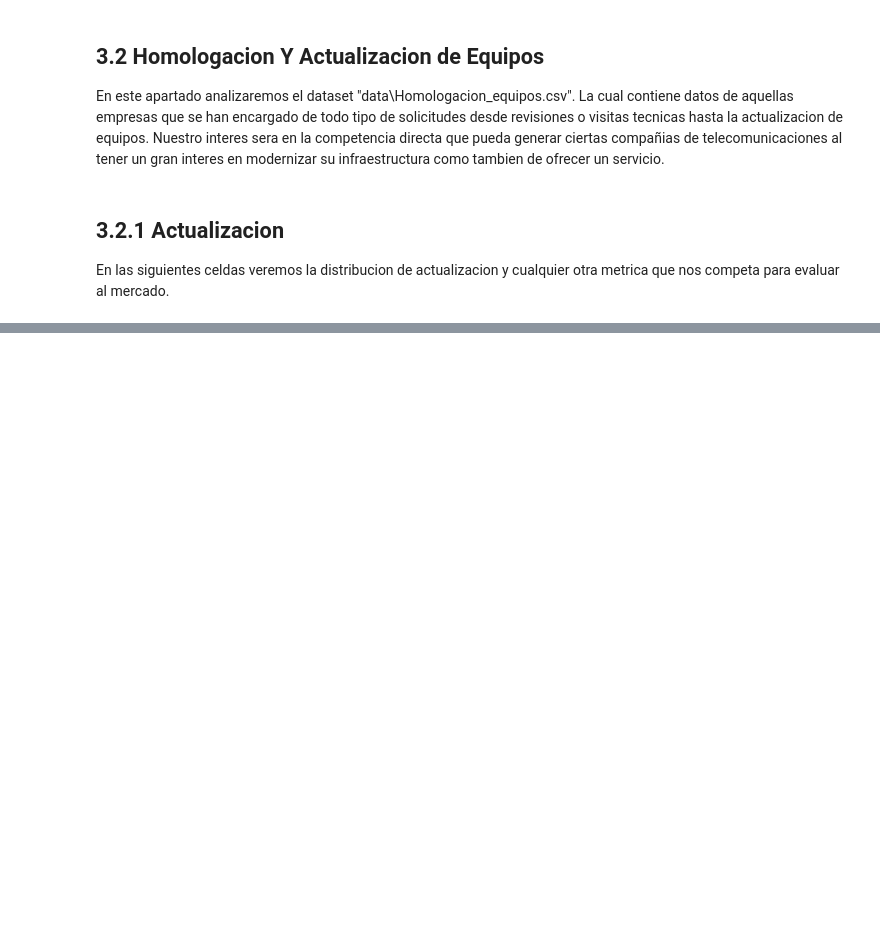
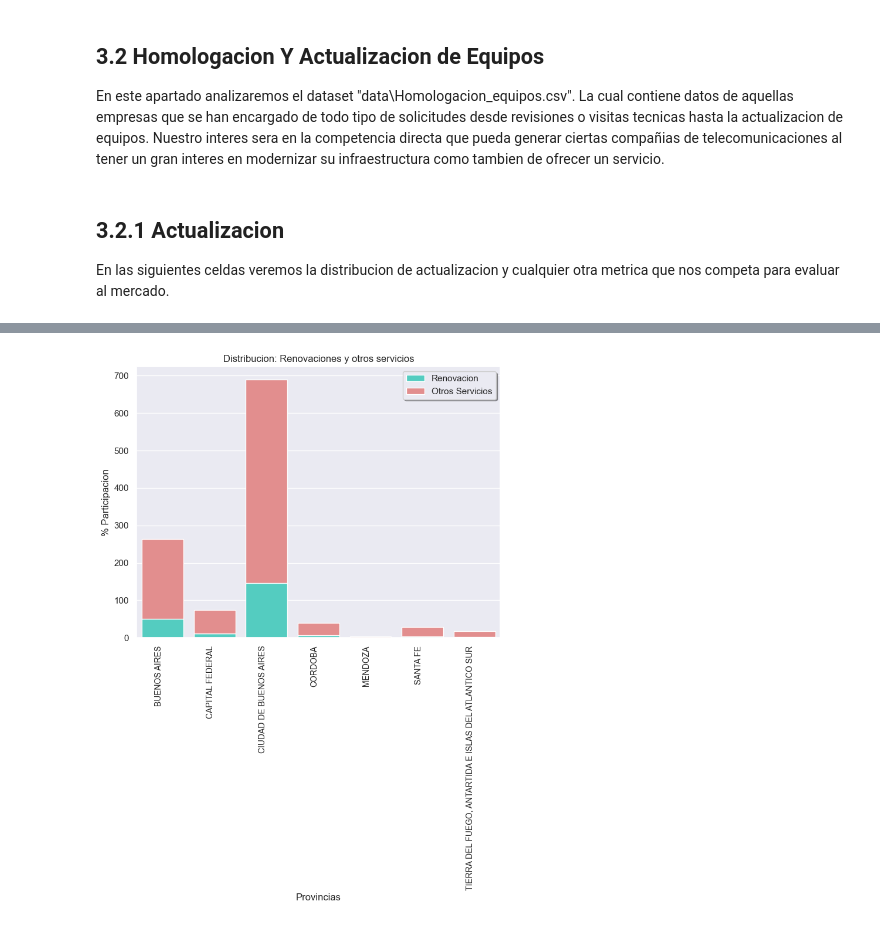
Before and after one commit to a1ternocles/Henry-Analytics, a Jupyter notebook: henry_analytics/eda_conectividades_tech.ipynb, the cells around one changed output, grey strips where cells are left out. Drawn from its saved outputs; the diff is of its cells as text; code cells hidden in the pictures; blank space fills up the shorter version.

```diff
--- a/henry_analytics/eda_conectividades_tech.ipynb
+++ b/henry_analytics/eda_conectividades_tech.ipynb
@@ -156,0 +148,33 @@ inter_mercado.head()
+# %%
+#Vamos a filtrar la data con las columnas que necesitamos
+inter_mercado.head()
+lista_col = ['Solicitante','Provincia','Tramite']
+inter_mercado_filtro = inter_mercado[lista_col]
+
+#Separamos los datasets donde se encuentre "Tramite" == "RENOVACION"
+provincia_renovacion = inter_mercado_filtro[inter_mercado_filtro["Tramite"].str.contains("RENOVACION")]
+provincia_renovacion = pd.DataFrame(provincia_renovacion[["Provincia","Tramite"]].groupby("Provincia").count()).reset_index()
+
+#Separamos los datasets donde se encuentre "Tramite" =! "RENOVACION"
+provincia_no_renovacion = inter_mercado_filtro[~inter_mercado_filtro["Tramite"].str.contains("RENOVACION")]
+provincia_no_renovacion = pd.DataFrame(provincia_no_renovacion[["Provincia","Tramite"]].groupby("Provincia").count()).reset_index()
+
+#Concatenamos los datasets
+#Tenemos nuestro dataset que nos muestra la cantidad de veces en que se solicita una homologacion o renovacion de equipos de internet
+
+provincia_concat = pd.merge(provincia_renovacion,provincia_no_renovacion,on = ["Provincia", "Provincia"], how= "inner")
+# %%
+#Haremos unos plots
+plt.figure(figsize=(8,6))
+
+sns.barplot(provincia_concat, x= "Provincia", y= "Tramite_x", label = "Renovacion", color="turquoise" )
+sns.barplot(provincia_concat, x= "Provincia", y= "Tramite_y", label = "Otros Servicios", color="lightcoral", bottom = provincia_concat["Tramite_x"] )
+
+plt.xlabel("Provincias")
+plt.ylabel("% Participacion")
+plt.title("Distribucion: Renovaciones y otros servicios")
+plt.xticks(rotation=90, ha='right',fontsize = 10)
+plt.legend(shadow=True)
+plt.show()
+# %% [output]
+[figure, added]
```
Also changed, not shown: parts of 1 cell of this notebook.
